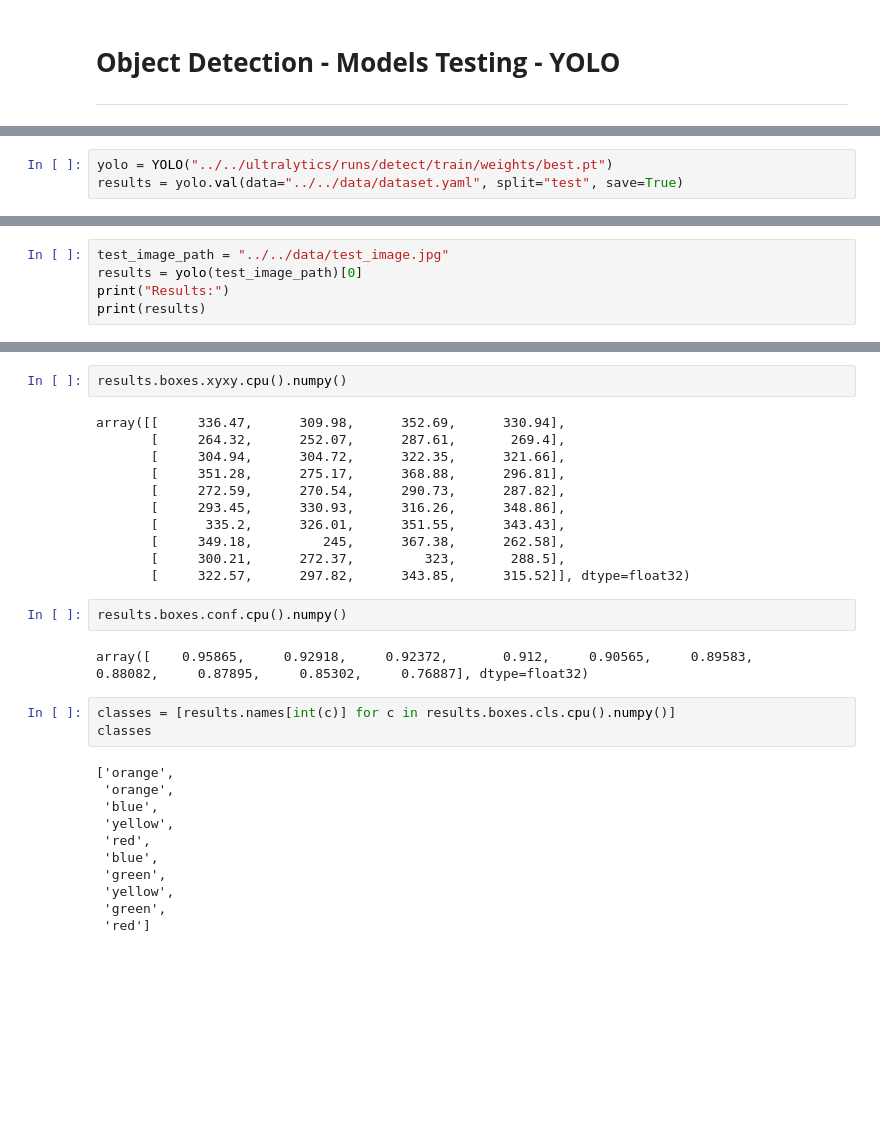
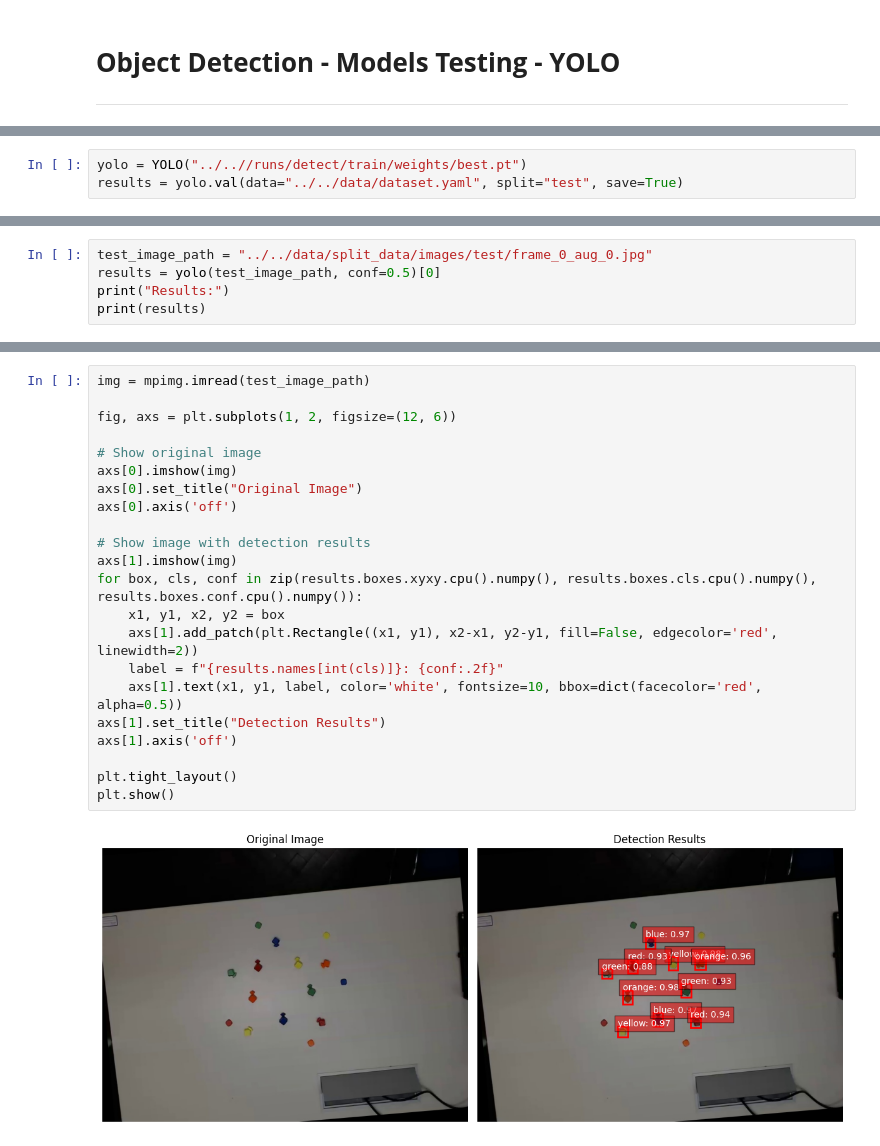
Before and after one commit to SmartWorkMCD/Object_Detection, a Jupyter notebook: models/notebooks/yolo_testing.ipynb, the cells around one changed output, grey strips where cells are left out. Drawn from its saved outputs; the diff is of its cells as text; blank space fills up the shorter version.

```diff
--- a/models/notebooks/yolo_testing.ipynb
+++ b/models/notebooks/yolo_testing.ipynb
@@ -7,5 +10,5 @@ from ultralytics import YOLO
 # %%
-yolo = YOLO("../../ultralytics/runs/detect/train/weights/best.pt")
+yolo = YOLO("../..//runs/detect/train/weights/best.pt")
 results = yolo.val(data="../../data/dataset.yaml", split="test", save=True)
 # %% [output]
 Ultralytics 8.3.133  Python-3.12.9 torch-2.6.0+cu126 CUDA:0 (NVIDIA GeForce RTX 3060 Laptop GPU, 6144MiB)
@@ -23,6 +25,6 @@ Results saved to C:\Users\mateu\Downloads\UA\Cadeiras\Seminrio\Object_Detection\
 # %%
-test_image_path = "../../data/test_image.jpg"
-results = yolo(test_image_path)[0]
+test_image_path = "../../data/split_data/images/test/frame_0_aug_0.jpg"
+results = yolo(test_image_path, conf=0.5)[0]
 print("Results:")
 print(results)
 # %% [output]
@@ -46,31 +48,24 @@ speed: {'preprocess': 3.216199999769742, 'inference': 61.71080000058282, 'postpr
-# %%
-results.boxes.xyxy.cpu().numpy()
-# %% [output]
-array([[     336.47,      309.98,      352.69,      330.94],
-       [     264.32,      252.07,      287.61,       269.4],
-       [     304.94,      304.72,      322.35,      321.66],
-       [     351.28,      275.17,      368.88,      296.81],
-       [     272.59,      270.54,      290.73,      287.82],
-       [     293.45,      330.93,      316.26,      348.86],
-       [      335.2,      326.01,      351.55,      343.43],
-       [     349.18,         245,      367.38,      262.58],
-       [     300.21,      272.37,         323,       288.5],
-       [     322.57,      297.82,      343.85,      315.52]], dtype=float32)
-# %%
-results.boxes.conf.cpu().numpy()
-# %% [output]
-array([    0.95865,     0.92918,     0.92372,       0.912,     0.90565,     0.89583,     0.88082,     0.87895,     0.85302,     0.76887], dtype=float32)
-# %%
-classes = [results.names[int(c)] for c in results.boxes.cls.cpu().numpy()]
-classes
-# %% [output]
-['orange',
- 'orange',
- 'blue',
- 'yellow',
- 'red',
- 'blue',
- 'green',
- 'yellow',
- 'green',
- 'red']
+# %%
+img = mpimg.imread(test_image_path)
+
+fig, axs = plt.subplots(1, 2, figsize=(12, 6))
+
+# Show original image
+axs[0].imshow(img)
+axs[0].set_title("Original Image")
+axs[0].axis('off')
+
+# Show image with detection results
+axs[1].imshow(img)
+for box, cls, conf in zip(results.boxes.xyxy.cpu().numpy(), results.boxes.cls.cpu().numpy(), results.boxes.conf.cpu().numpy()):
+    x1, y1, x2, y2 = box
+    axs[1].add_patch(plt.Rectangle((x1, y1), x2-x1, y2-y1, fill=False, edgecolor='red', linewidth=2))
+    label = f"{results.names[int(cls)]}: {conf:.2f}"
+    axs[1].text(x1, y1, label, color='white', fontsize=10, bbox=dict(facecolor='red', alpha=0.5))
+axs[1].set_title("Detection Results")
+axs[1].axis('off')
+
+plt.tight_layout()
+plt.show()
+# %% [output]
+[figure, added]
```
Also changed, not shown: parts of 3 cells of this notebook, 39 other files.
